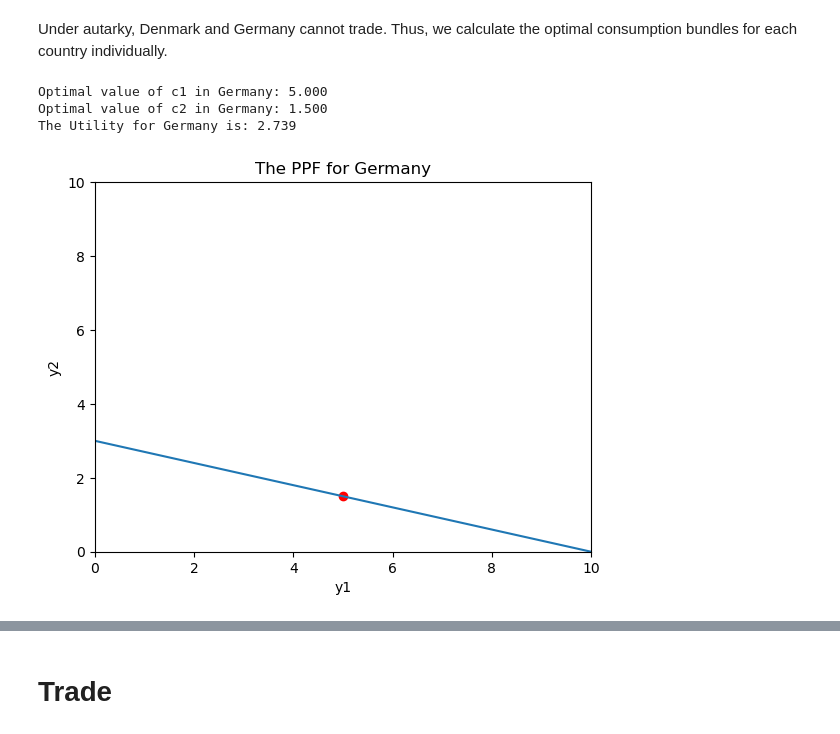
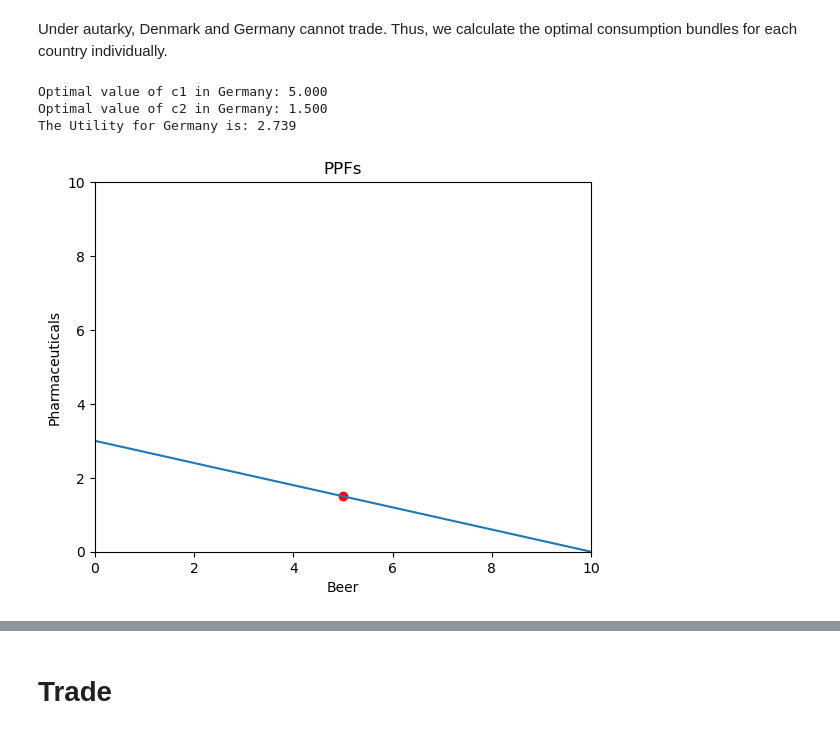
Before and after one commit to NumEconCopenhagen/projects-2023-mes, a Jupyter notebook: modelproject/modelproject.ipynb, the cells around one changed output, grey strips where cells are left out. Saved outputs shown, nothing was run; the diff lists cells and outputs as text; code cells hidden in the pictures.

```diff
--- a/modelproject/modelproject.ipynb
+++ b/modelproject/modelproject.ipynb
@@ -268,53 +236,33 @@ The Ricardian Model is best used to show gains of trade. To illustrate this, we
 # %% [markdown]
 Under autarky, Denmark and Germany cannot trade. Thus, we calculate the optimal consumption bundles for each country individually.
 # %%
-# Germany under autarky
+# Case: Germany under autarky
 
+# A. Solve for optimal consumption
 model = RicardianModelClass()
 
-# insert values
+# insert values for alpha, a_1^G and a_2^G
 alpha = 0.5
-a1_g = 10
-a2_g = 3
+model.a1_g = 10
+model.a2_g = 3
 
-optimal_c1, optimal_c2 = model.optimize_autarky(alpha, a1_g, a2_g)
+# running the solver for the optimal consumption
+model.optimal_c1, model.optimal_c2 = model.optimize_autarky(alpha, model.a1_g, model.a2_g)
 
 # Print the optimal values of c1 and c2
-print(f"Optimal value of c1 in Germany: {optimal_c1:.3f}")
-print(f"Optimal value of c2 in Germany: {optimal_c2:.3f}")
+print(f"Optimal value of c1 in Germany: {model.optimal_c1:.3f}")
+print(f"Optimal value of c2 in Germany: {model.optimal_c2:.3f}")
 
 # the utility for Germany
-uDK = model.utility( [optimal_c1, optimal_c2], alpha)
-print(f"The Utility for Germany is: {uDK:.3f}")
-
-# Visualize the optimal consumption in the PPF
+uG = model.utility( [model.optimal_c1, model.optimal_c2], alpha)
+print(f"The Utility for Germany is: {uG:.3f}")
 
 
-# define a range of values for y1
-y1 = np.linspace(0, 10)
-
-
-# calculate corresponding values of y2 using the given equation
-y2 = a2_g - (a2_g/a1_g)*y1
-
-
-# plot y2G against y1G
-plt.plot(y1, y2)
-plt.xlabel('y1')
-plt.ylabel('y2')
-plt.title('The PPF for Germany')
-plt.xlim(0, 10)
-plt.ylim(0, 10)
-
-
-# add a point at coordinates (5, 2)
-plt.scatter(optimal_c1, optimal_c2, color='red')
-
-
-plt.show()
+# B. Visualize PPF
+model.ppf_plot_individual(model.a1_g, model.a2_g, model.optimal_c1, model.optimal_c2)
 # %% [output]
 Optimal value of c1 in Germany: 5.000
 Optimal value of c2 in Germany: 1.500
 The Utility for Germany is: 2.739
-[figure, old version]
+[figure, new version]
 # %%
```
Also changed, not shown: parts of 48 cells of this notebook, 2 other files.
